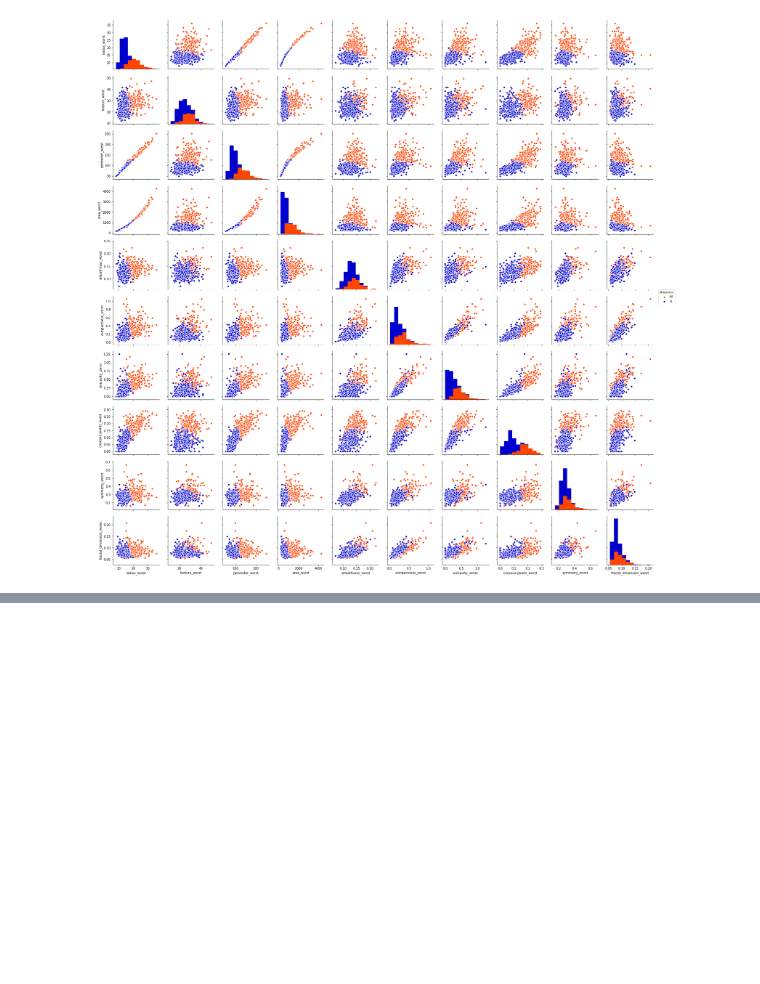
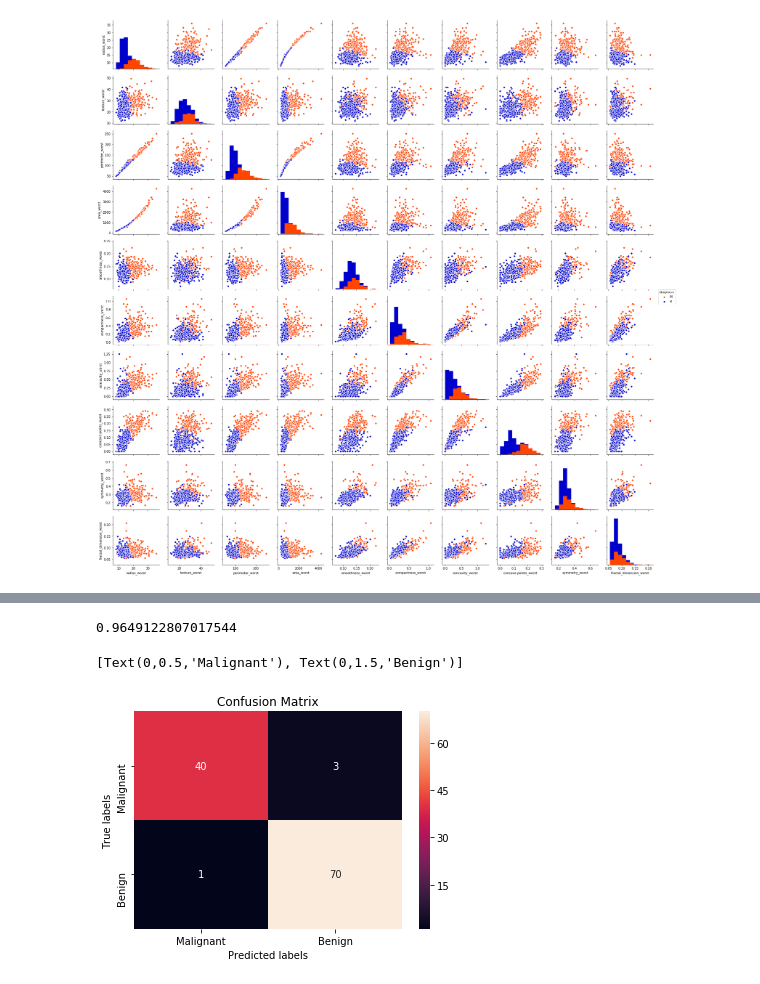
Before and after one commit to nayanika-g/breast-cancer-wisconsin, a Jupyter notebook: draft2_knn.ipynb, the cells around one changed output, grey strips where cells are left out. Saved outputs shown, nothing was run; the diff lists cells and outputs as text; code cells hidden in the pictures; blank space fills up the shorter version.

```diff
--- a/draft2_knn.ipynb
+++ b/draft2_knn.ipynb
@@ -188,0 +428,20 @@ sns.pairplot(df, hue = 'diagnosis', vars = features_worst, palette=color_dict)
+# %%
+x_train, x_test, y_train, y_test = train_test_split(x_copy5, y_copy5, test_size=0.2, random_state=42)
+knn = KNeighborsClassifier(n_neighbors=cross_validateK(x_train, y_train))
+knn.fit(x_train, y_train)
+knn.score(x_test, y_test)
+# %% [output]
+0.9649122807017544
+# %%
+from sklearn.metrics import confusion_matrix
+
+labels = ['M', 'B']
+cm = confusion_matrix(y_test, knn.predict(x_test), labels)
+ax= plt.subplot()
+sns.heatmap(cm, annot=True, ax = ax)
+ax.set_xlabel('Predicted labels');ax.set_ylabel('True labels');
+ax.set_title('Confusion Matrix');
+ax.xaxis.set_ticklabels(['Malignant', 'Benign']); ax.yaxis.set_ticklabels(['Malignant', 'Benign'])
+# %% [output]
+[Text(0,0.5,'Malignant'), Text(0,1.5,'Benign')]
+[figure, added]
```
Also changed, not shown: parts of 21 cells of this notebook.
